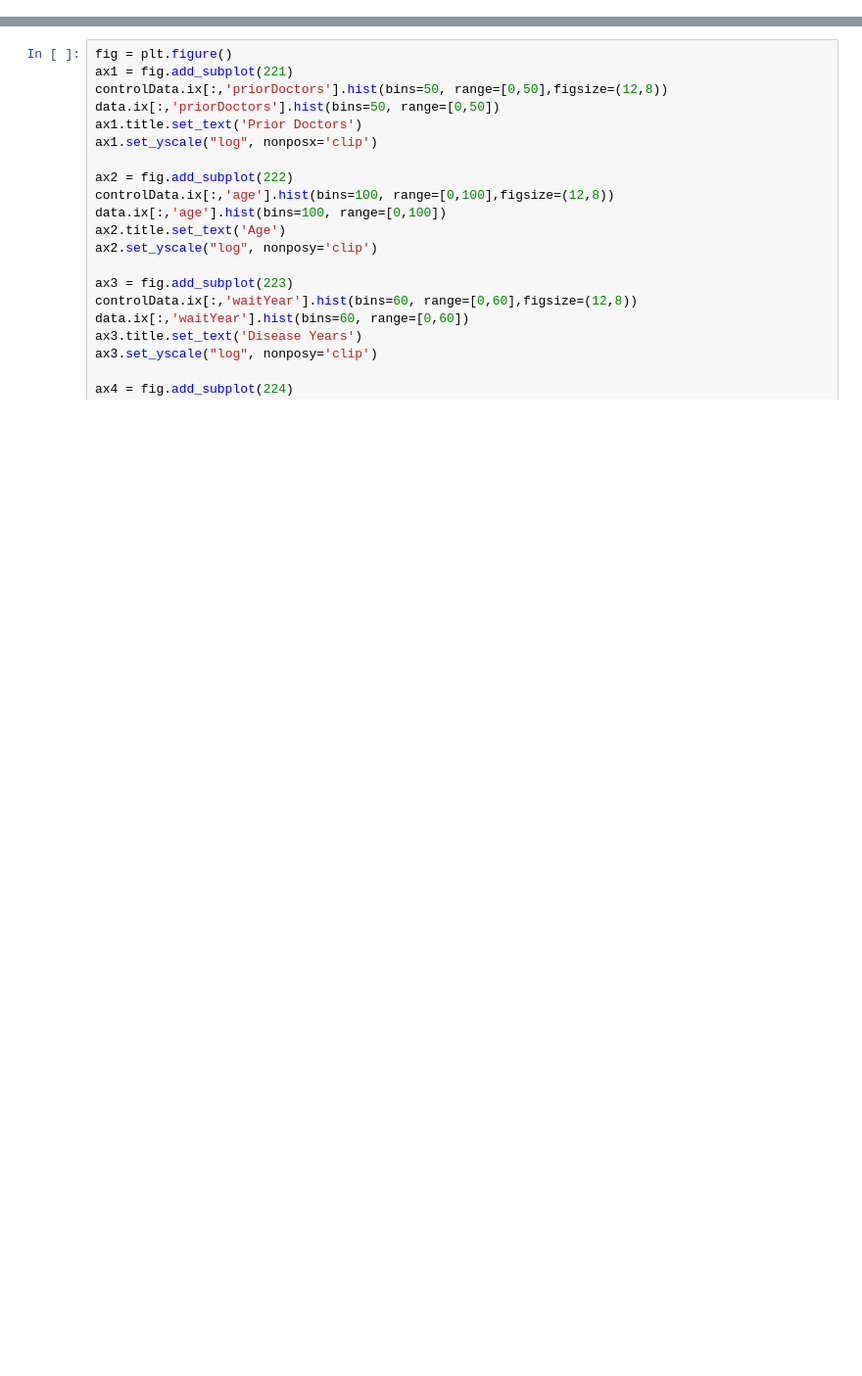
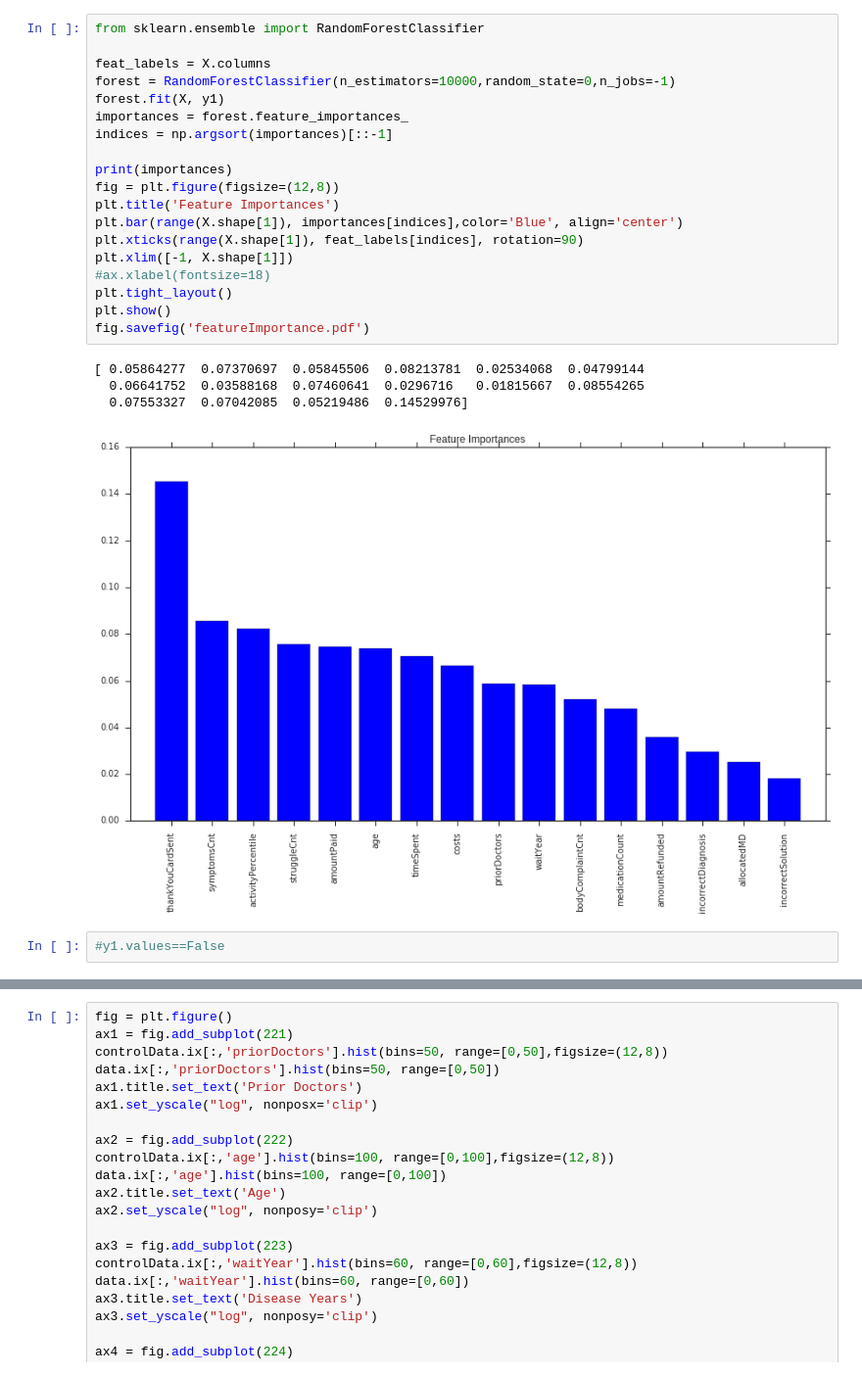
Before and after one commit to mhaytmyr/Insight, a Jupyter notebook: Week3.ipynb, the cells around one changed output, grey strips where cells are left out. Shown: that part at 98% size. Drawn from its saved outputs; the diff is of its cells as text; blank space fills up the shorter version.

```diff
--- a/Week3.ipynb
+++ b/Week3.ipynb
@@ -209,0 +423,26 @@ X['ethnicity'],b = pd.factorize(X['ethnicity'])
+# %%
+from sklearn.ensemble import RandomForestClassifier
+
+feat_labels = X.columns
+forest = RandomForestClassifier(n_estimators=10000,random_state=0,n_jobs=-1)
+forest.fit(X, y1)
+importances = forest.feature_importances_
+indices = np.argsort(importances)[::-1]
+
+print(importances)
+fig = plt.figure(figsize=(12,8))
+plt.title('Feature Importances')
+plt.bar(range(X.shape[1]), importances[indices],color='Blue', align='center')
+plt.xticks(range(X.shape[1]), feat_labels[indices], rotation=90)
+plt.xlim([-1, X.shape[1]])
+#ax.xlabel(fontsize=18)
+plt.tight_layout()
+plt.show()
+fig.savefig('featureImportance.pdf')
+# %% [output]
+[ 0.05864277  0.07370697  0.05845506  0.08213781  0.02534068  0.04799144
+  0.06641752  0.03588168  0.07460641  0.0296716   0.01815667  0.08554265
+  0.07553327  0.07042085  0.05219486  0.14529976]
+[figure, added]
+# %%
+#y1.values==False
```
Also changed, not shown: parts of 15 cells of this notebook.
